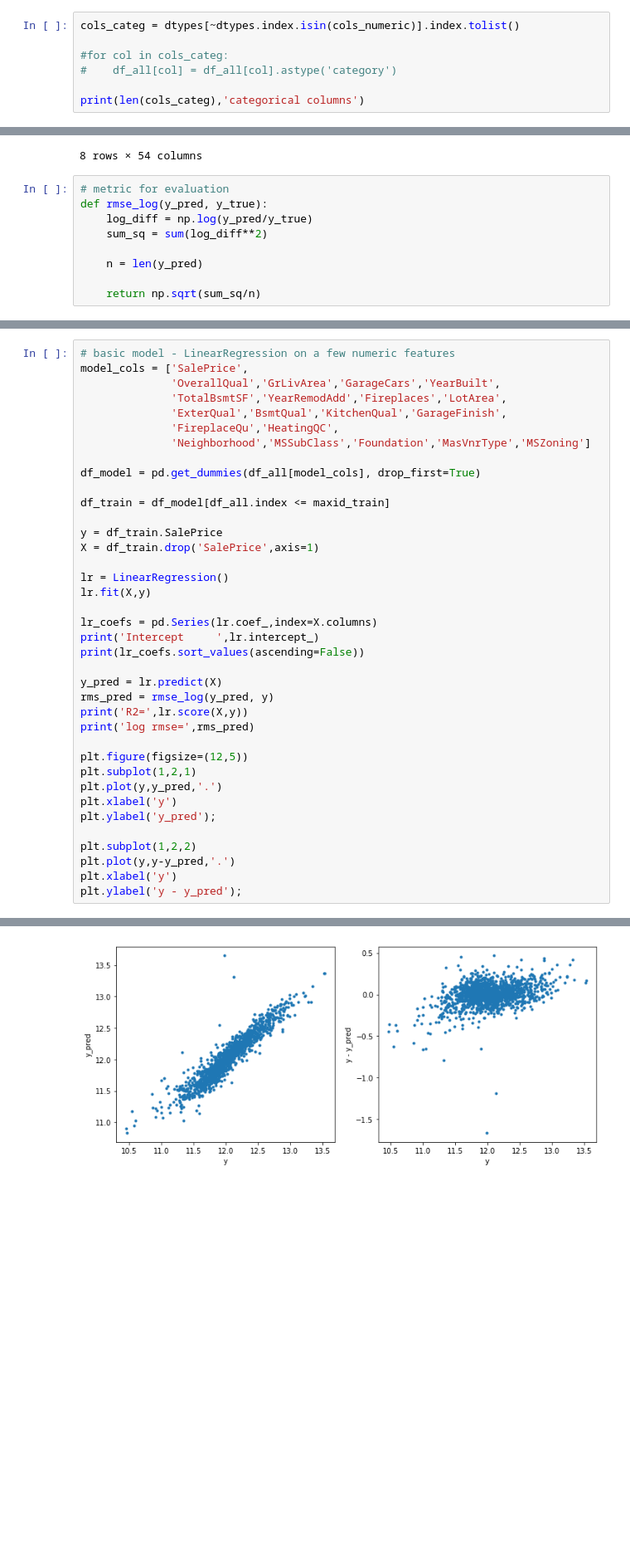
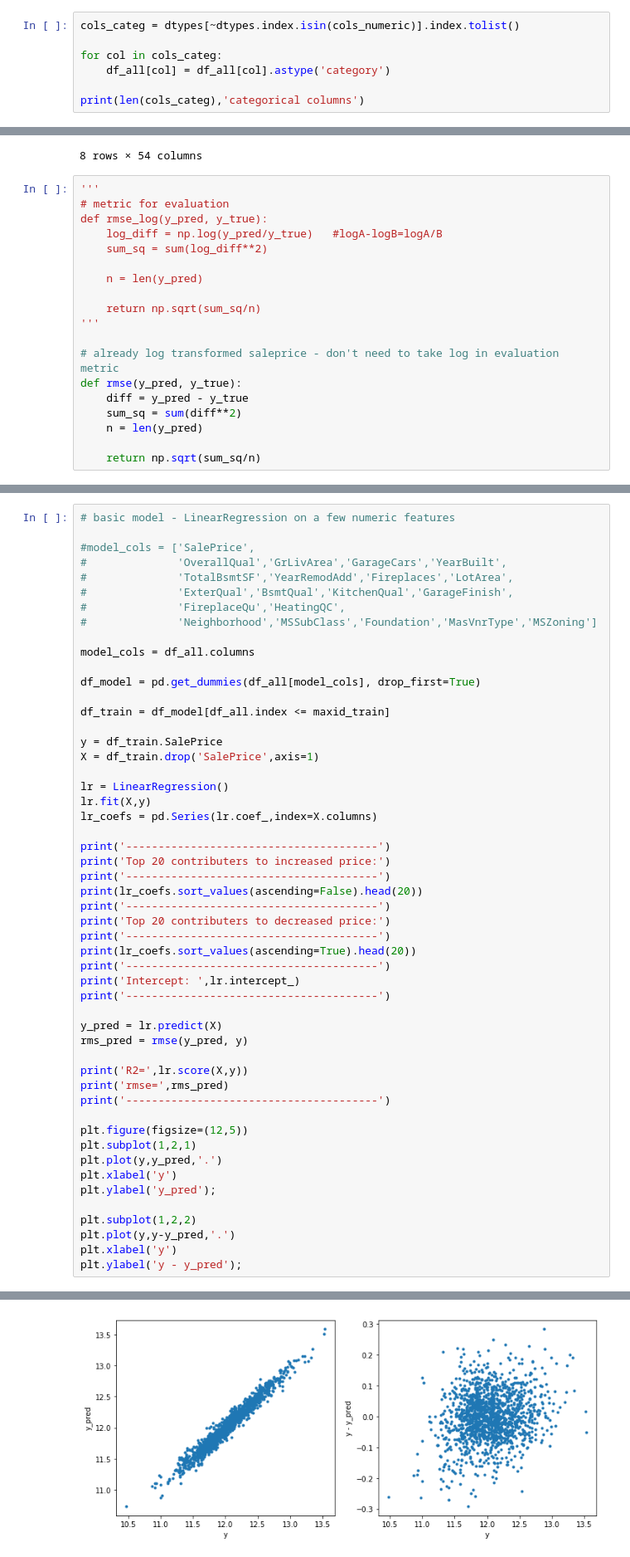
Before and after one commit to jack89roberts/kaggle-house-prices, a Jupyter notebook: house_prices.ipynb, the cells around one changed output, grey strips where cells are left out. Shown at 83% size. Cells and saved outputs as stored; diff of their text form; blank space fills up the shorter version.

```diff
--- a/house_prices.ipynb
+++ b/house_prices.ipynb
@@ -328,8 +328,8 @@ print(len(cols_numeric),'numeric columns')
 # %%
 cols_categ = dtypes[~dtypes.index.isin(cols_numeric)].index.tolist()
 
-#for col in cols_categ:
-#    df_all[col] = df_all[col].astype('category')
+for col in cols_categ:
+    df_all[col] = df_all[col].astype('category')
 
 print(len(cols_categ),'categorical columns')
 # %% [output]
@@ -615,11 +604,21 @@ df_all[scale_cols].describe()
 | max | 1.000000 | 1.000000 | 1.000000 | 1.000000 | 1.000000 | 1.000000 | 1.000000 | 1.000000 | ... |
 8 rows × 54 columns
 # %%
+'''
 # metric for evaluation
 def rmse_log(y_pred, y_true):
-    log_diff = np.log(y_pred/y_true)
+    log_diff = np.log(y_pred/y_true)   #logA-logB=logA/B
     sum_sq = sum(log_diff**2)
 
     n = len(y_pred)
 
     return np.sqrt(sum_sq/n)
+'''
+
+# already log transformed saleprice - don't need to take log in evaluation metric
+def rmse(y_pred, y_true):
+    diff = y_pred - y_true
+    sum_sq = sum(diff**2)
+    n = len(y_pred)
+
+    return np.sqrt(sum_sq/n)
@@ -626,11 +695,14 @@ def rmse_log(y_pred, y_true):
 # %%
 # basic model - LinearRegression on a few numeric features
-model_cols = ['SalePrice',
-              'OverallQual','GrLivArea','GarageCars','YearBuilt',
-              'TotalBsmtSF','YearRemodAdd','Fireplaces','LotArea',
-              'ExterQual','BsmtQual','KitchenQual','GarageFinish',
-              'FireplaceQu','HeatingQC',
-              'Neighborhood','MSSubClass','Foundation','MasVnrType','MSZoning']
+
+#model_cols = ['SalePrice',
+#              'OverallQual','GrLivArea','GarageCars','YearBuilt',
+#              'TotalBsmtSF','YearRemodAdd','Fireplaces','LotArea',
+#              'ExterQual','BsmtQual','KitchenQual','GarageFinish',
+#              'FireplaceQu','HeatingQC',
+#              'Neighborhood','MSSubClass','Foundation','MasVnrType','MSZoning']
+
+model_cols = df_all.columns
 
 df_model = pd.get_dummies(df_all[model_cols], drop_first=True)
 
@@ -641,15 +713,26 @@ X = df_train.drop('SalePrice',axis=1)
 
 lr = LinearRegression()
 lr.fit(X,y)
+lr_coefs = pd.Series(lr.coef_,index=X.columns)
 
-lr_coefs = pd.Series(lr.coef_,index=X.columns)
-print('Intercept     ',lr.intercept_)
-print(lr_coefs.sort_values(ascending=False))
+print('---------------------------------------')
+print('Top 20 contributers to increased price:')
+print('---------------------------------------')
+print(lr_coefs.sort_values(ascending=False).head(20))
+print('---------------------------------------')
+print('Top 20 contributers to decreased price:')
+print('---------------------------------------')
+print(lr_coefs.sort_values(ascending=True).head(20))
+print('---------------------------------------')
+print('Intercept: ',lr.intercept_)
+print('---------------------------------------')
 
 y_pred = lr.predict(X)
-rms_pred = rmse_log(y_pred, y)
+rms_pred = rmse(y_pred, y)
+
 print('R2=',lr.score(X,y))
-print('log rmse=',rms_pred)
+print('rmse=',rms_pred)
+print('---------------------------------------')
 
 plt.figure(figsize=(12,5))
 plt.subplot(1,2,1)
@@ -682 +765 @@ log rmse= 0.0116587984296
-[figure, old version]
+[figure, new version]
```
Also changed, not shown: parts of 10 cells of this notebook, 1 other file.
